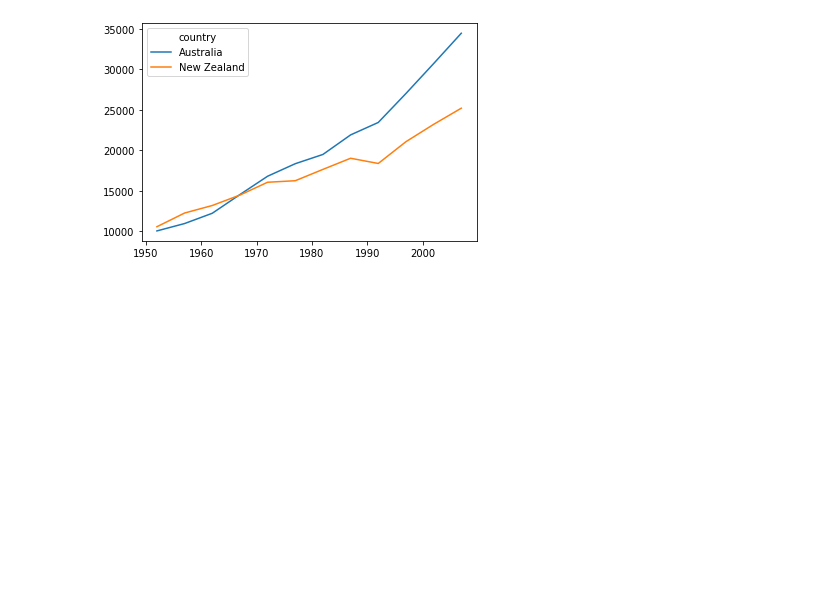
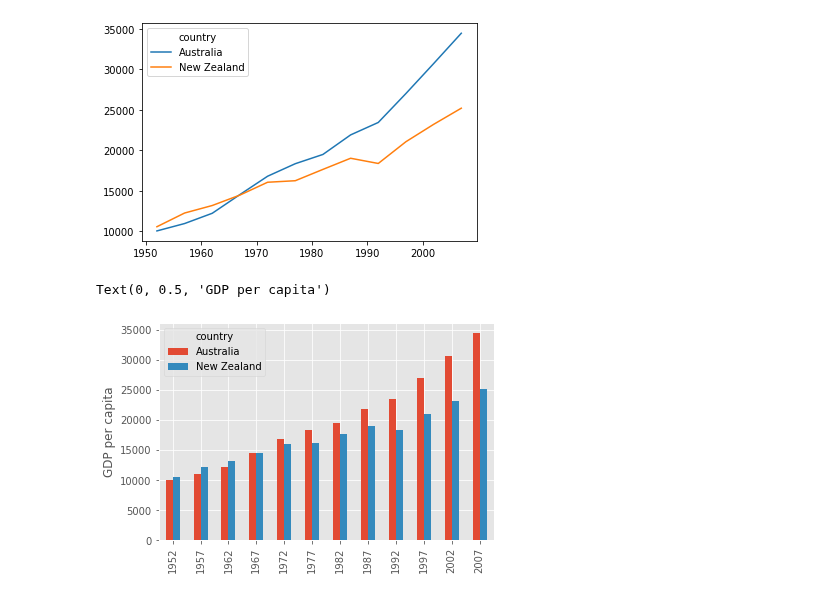
Before and after one commit to ubvu/2024-06-04-python, a Jupyter notebook: notebooks/Analyzing_Data.ipynb, the cells around one changed output. Saved outputs shown, nothing was run; the diff lists cells and outputs as text; code cells hidden in the pictures; blank space fills up the shorter version.

```diff
--- a/notebooks/Analyzing_Data.ipynb
+++ b/notebooks/Analyzing_Data.ipynb
@@ -248,6 +248,8 @@ data.T.plot()
 [figure]
 # %%
 plt.style.use("ggplot")
-data.T.plot(kind="bar")
+data.T.plot(kind="bar")b
 plt.ylabel("GDP per capita")
-plt.
+# %% [output]
+Text(0, 0.5, 'GDP per capita')
+[figure, added]
```
Also changed, not shown: parts of 1 cell of this notebook.
